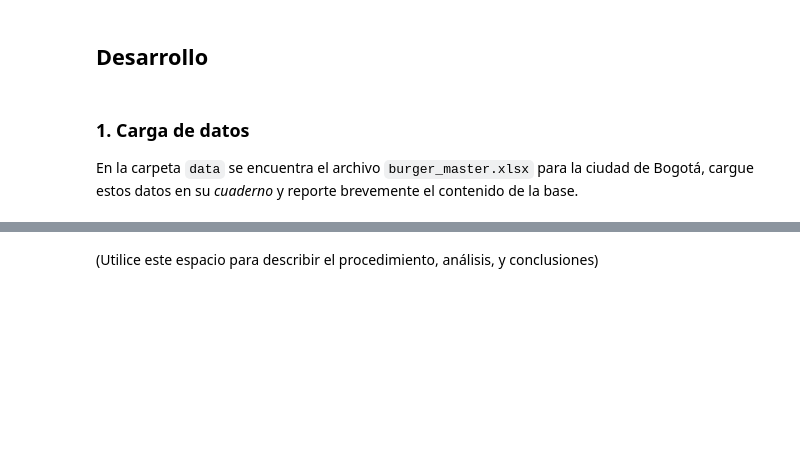
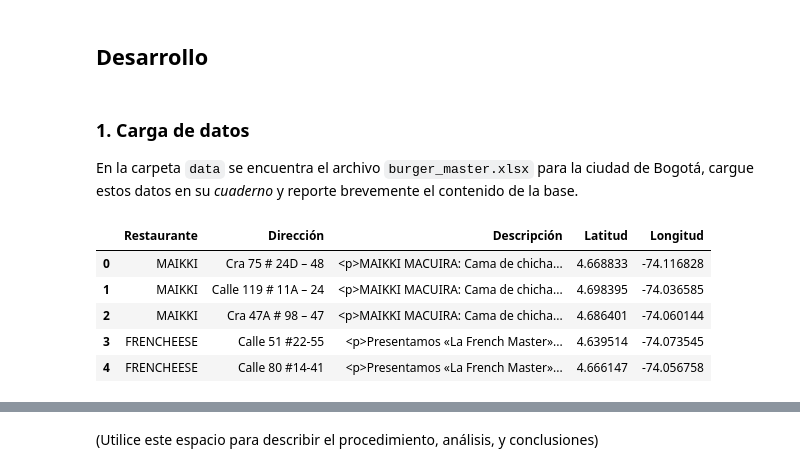
Before and after one commit to jddiaze/AprendizajeNoSupervisado, a Jupyter notebook: Semana8/S8_LC_Taller_GMM.ipynb, the cells around one changed output, grey strips where cells are left out. Drawn from its saved outputs; the diff is of its cells as text; code cells hidden in the pictures; blank space fills up the shorter version.

```diff
--- a/Semana8/S8_LC_Taller_GMM.ipynb
+++ b/Semana8/S8_LC_Taller_GMM.ipynb
@@ -28,0 +32,9 @@ En la carpeta `data` se encuentra el archivo `burger_master.xlsx` para la ciudad
+# %%
+burger_master.head()
+# %% [output]
+|  | Restaurante | Dirección | Descripción | Latitud | Longitud |
+| 0 | MAIKKI | Cra 75 # 24D – 48 | <p>MAIKKI MACUIRA: Cama de chicha... | 4.668833 | -74.116828 |
+| 1 | MAIKKI | Calle 119 # 11A – 24 | <p>MAIKKI MACUIRA: Cama de chicha... | 4.698395 | -74.036585 |
+| 2 | MAIKKI | Cra 47A # 98 – 47 | <p>MAIKKI MACUIRA: Cama de chicha... | 4.686401 | -74.060144 |
+| 3 | FRENCHEESE | Calle 51 #22-55 | <p>Presentamos «La French Master»... | 4.639514 | -74.073545 |
+| 4 | FRENCHEESE | Calle 80 #14-41 | <p>Presentamos «La French Master»... | 4.666147 | -74.056758 |
```
Also changed, not shown: parts of 8 cells of this notebook.
